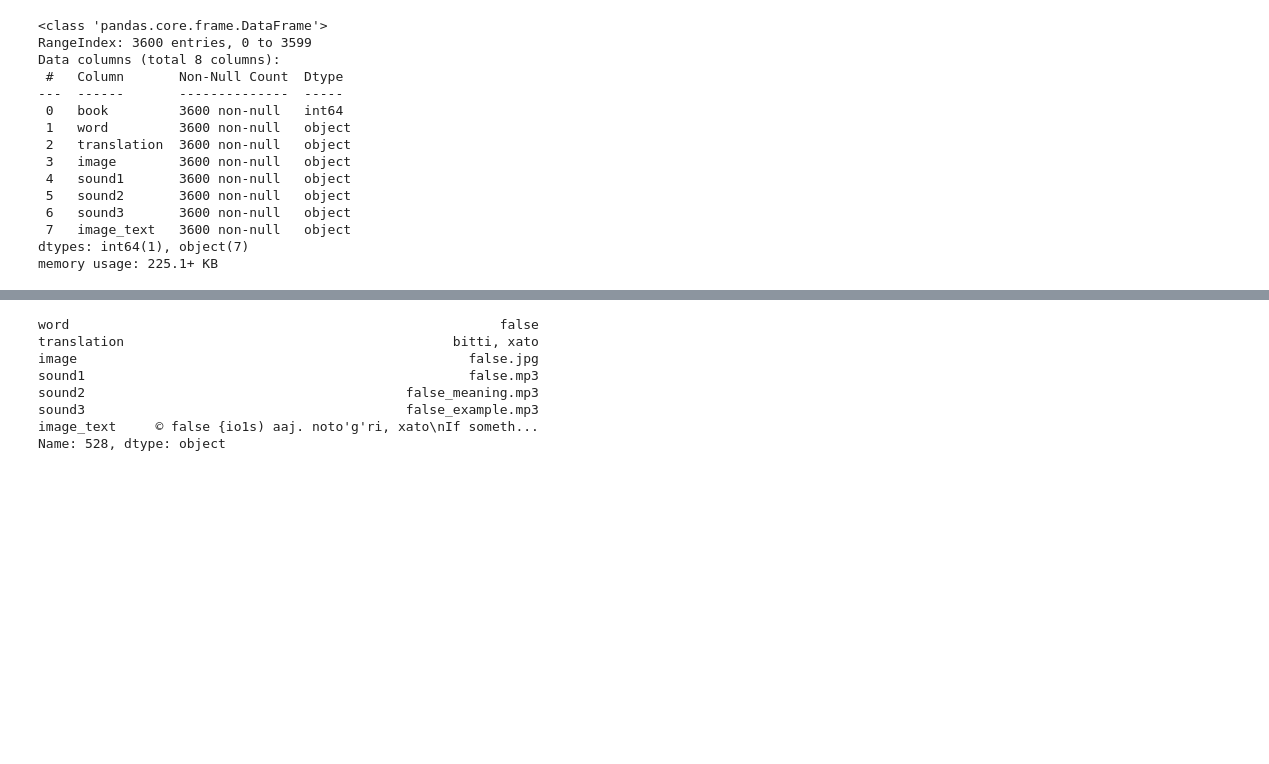
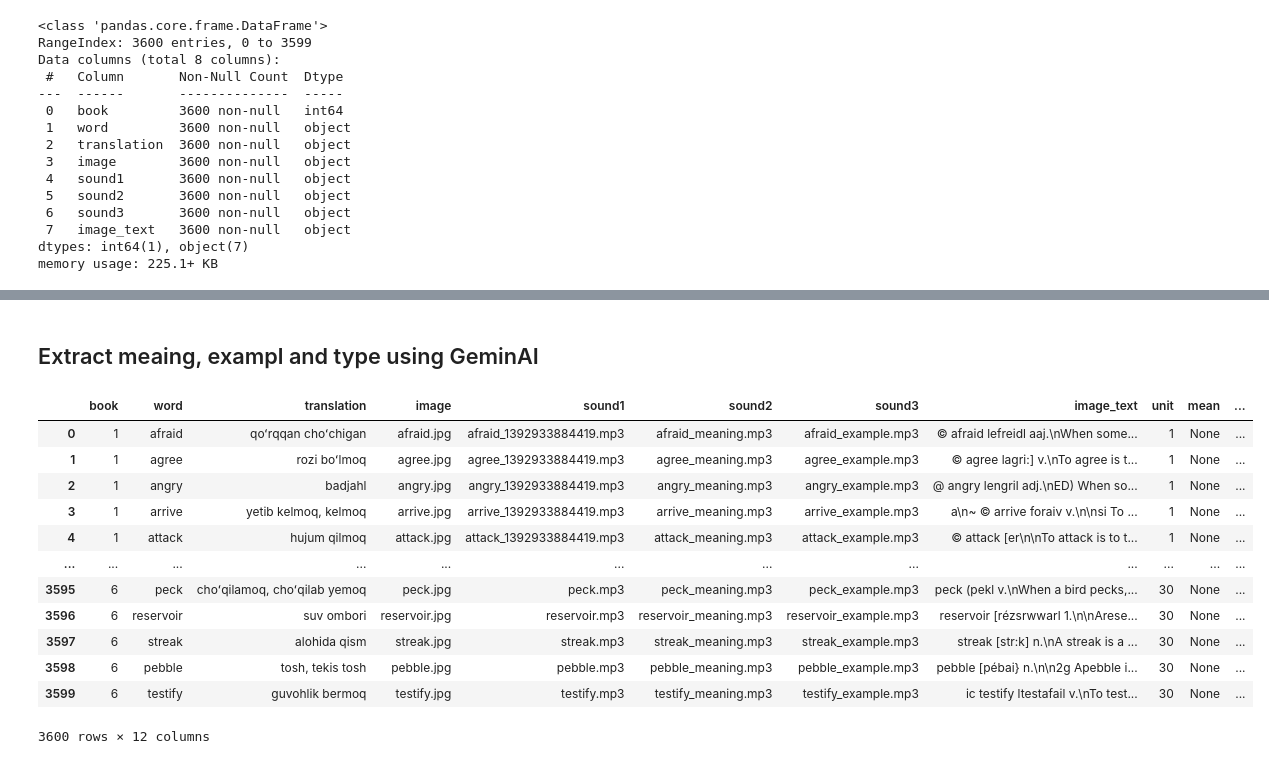
Before and after one commit to Shermukhammat/essential-words-bot, a Jupyter notebook: extractor.ipynb, the cells around one changed output, grey strips where cells are left out. Saved outputs shown, nothing was run; the diff lists cells and outputs as text; code cells hidden in the pictures; blank space fills up the shorter version.

```diff
--- a/extractor.ipynb
+++ b/extractor.ipynb
@@ -429,14 +462,25 @@ memory usage: 225.1+ KB
 # %%
 #saving temorary
-data.to_csv('row_data.csv', index_label=False)
+# data.to_csv('row_data.csv', index_label=False)
+data = pd.read_csv('row_data.csv')
-# %%
-data.loc[528, :]
-# %% [output]
-word                                                       false
-translation                                          bitti, xato
-image                                                  false.jpg
-sound1                                                 false.mp3
-sound2                                         false_meaning.mp3
-sound3                                         false_example.mp3
-image_text     © false {io1s) aaj. noto'g'ri, xato\nIf someth...
-Name: 528, dtype: object
+# %% [markdown]
+## Extract meaing, exampl and type using GeminAI
+# %%
+data['mean'] = None
+data['example'] = None
+data['type'] = None
+data
+# %% [output]
+|  | book | word | translation | image | sound1 | sound2 | sound3 | image_text | unit | mean | ... |
+| 0 | 1 | afraid | qoʻrqqan choʻchigan | afraid.jpg | afraid_1392933884419.mp3 | afraid_meaning.mp3 | afraid_example.mp3 | © afraid lefreidl aaj.\nWhen some... | 1 | None | ... |
+| 1 | 1 | agree | rozi boʻlmoq | agree.jpg | agree_1392933884419.mp3 | agree_meaning.mp3 | agree_example.mp3 | © agree lagri:] v.\nTo agree is t... | 1 | None | ... |
+| 2 | 1 | angry | badjahl | angry.jpg | angry_1392933884419.mp3 | angry_meaning.mp3 | angry_example.mp3 | @ angry lengril adj.\nED) When so... | 1 | None | ... |
+| 3 | 1 | arrive | yetib kelmoq, kelmoq | arrive.jpg | arrive_1392933884419.mp3 | arrive_meaning.mp3 | arrive_example.mp3 | a\n~ © arrive foraiv v.\n\nsi To ... | 1 | None | ... |
+| 4 | 1 | attack | hujum qilmoq | attack.jpg | attack_1392933884419.mp3 | attack_meaning.mp3 | attack_example.mp3 | © attack [er\n\nTo attack is to t... | 1 | None | ... |
+| ... | ... | ... | ... | ... | ... | ... | ... | ... | ... | ... | ... |
+| 3595 | 6 | peck | choʻqilamoq, choʻqilab yemoq | peck.jpg | peck.mp3 | peck_meaning.mp3 | peck_example.mp3 | peck (pekl v.\nWhen a bird pecks,... | 30 | None | ... |
+| 3596 | 6 | reservoir | suv ombori | reservoir.jpg | reservoir.mp3 | reservoir_meaning.mp3 | reservoir_example.mp3 | reservoir [rézsrwwarl 1.\n\nArese... | 30 | None | ... |
+| 3597 | 6 | streak | alohida qism | streak.jpg | streak.mp3 | streak_meaning.mp3 | streak_example.mp3 | streak [str:k] n.\nA streak is a ... | 30 | None | ... |
+| 3598 | 6 | pebble | tosh, tekis tosh | pebble.jpg | pebble.mp3 | pebble_meaning.mp3 | pebble_example.mp3 | pebble [pébai} n.\n\n2g Apebble i... | 30 | None | ... |
+| 3599 | 6 | testify | guvohlik bermoq | testify.jpg | testify.mp3 | testify_meaning.mp3 | testify_example.mp3 | ic testify ltestafail v.\nTo test... | 30 | None | ... |
+3600 rows × 12 columns
```
Also changed, not shown: parts of 30 cells of this notebook, 3 other files.
